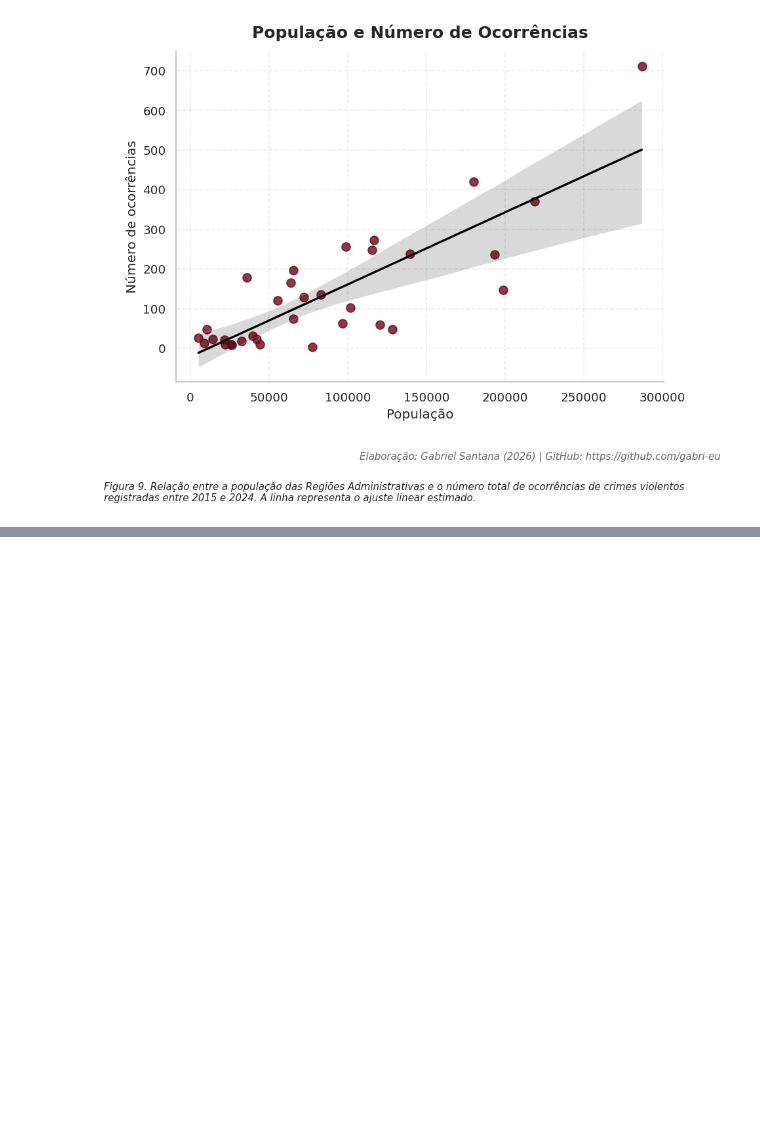
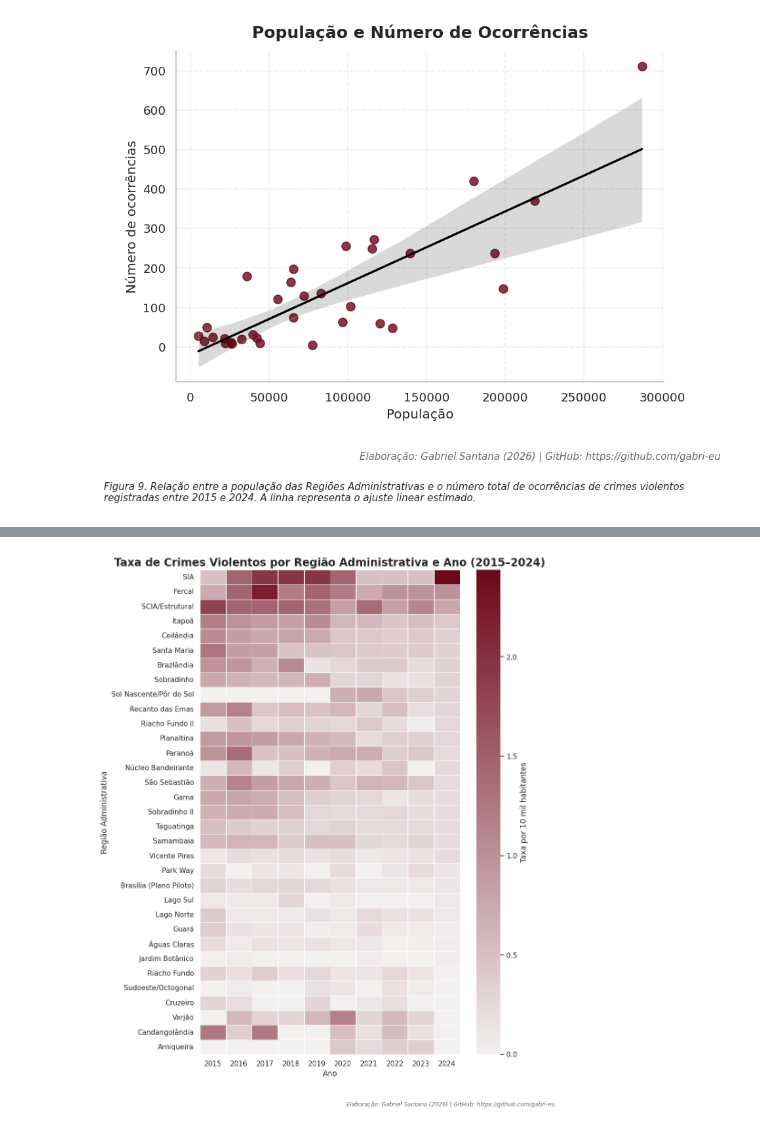
Before and after one commit to gabri-eu/Crimes_Violentos_DF, a Jupyter notebook: notebooks/03_analise_descritiva.ipynb, the cells around one changed output, grey strips where cells are left out. Saved outputs shown, nothing was run; the diff lists cells and outputs as text; code cells hidden in the pictures; blank space fills up the shorter version.

Commit message:
Crimes Violentos DF: atualização dos notebooks de análise descritiva e correlações estatísticas

```diff
--- a/notebooks/03_analise_descritiva.ipynb
+++ b/notebooks/03_analise_descritiva.ipynb
@@ -1353,0 +1576,59 @@ plt.show()
+# %%
+# ==============================================================================
+# FIGURA 13 — Heatmap das taxas de crimes violentos por Região Administrativa
+# ==============================================================================
+
+import seaborn as sns
+
+heatmap = (
+    base_ra_territorial
+    .pivot_table(
+        index="regiao_administrativa",
+        columns="ano",
+        values="taxa_10mil",
+        aggfunc="mean"
+    )
+)
+
+# Ordena pela média do período
+heatmap = heatmap.loc[
+    heatmap[2024]
+    .sort_values(ascending=False)
+    .index
+]
+
+fig, ax = plt.subplots(figsize=(11, 13))
+
+sns.heatmap(
+    heatmap,
+    cmap=sns.light_palette("#6D071A", as_cmap=True),
+    linewidths=0.5,
+    linecolor="white",
+    annot=False,
+    cbar_kws={
+        "label": "Taxa por 10 mil habitantes"
+    },
+    ax=ax
+)
+
+ax.set_title(
+    "Taxa de Crimes Violentos por Região Administrativa e Ano (2015–2024)",
+    fontsize=17,
+    weight="bold"
+)
+
+ax.set_xlabel("Ano")
+ax.set_ylabel("Região Administrativa")
+
+plt.subplots_adjust(
+    left=0.28,
+    right=0.93,
+    top=0.92,
+    bottom=0.10
+)
+
+assinatura_figura(fig)
+
+plt.show()
+# %% [output]
+[figure, added]
```
Also changed, not shown: parts of 17 cells of this notebook, 1 other file.
